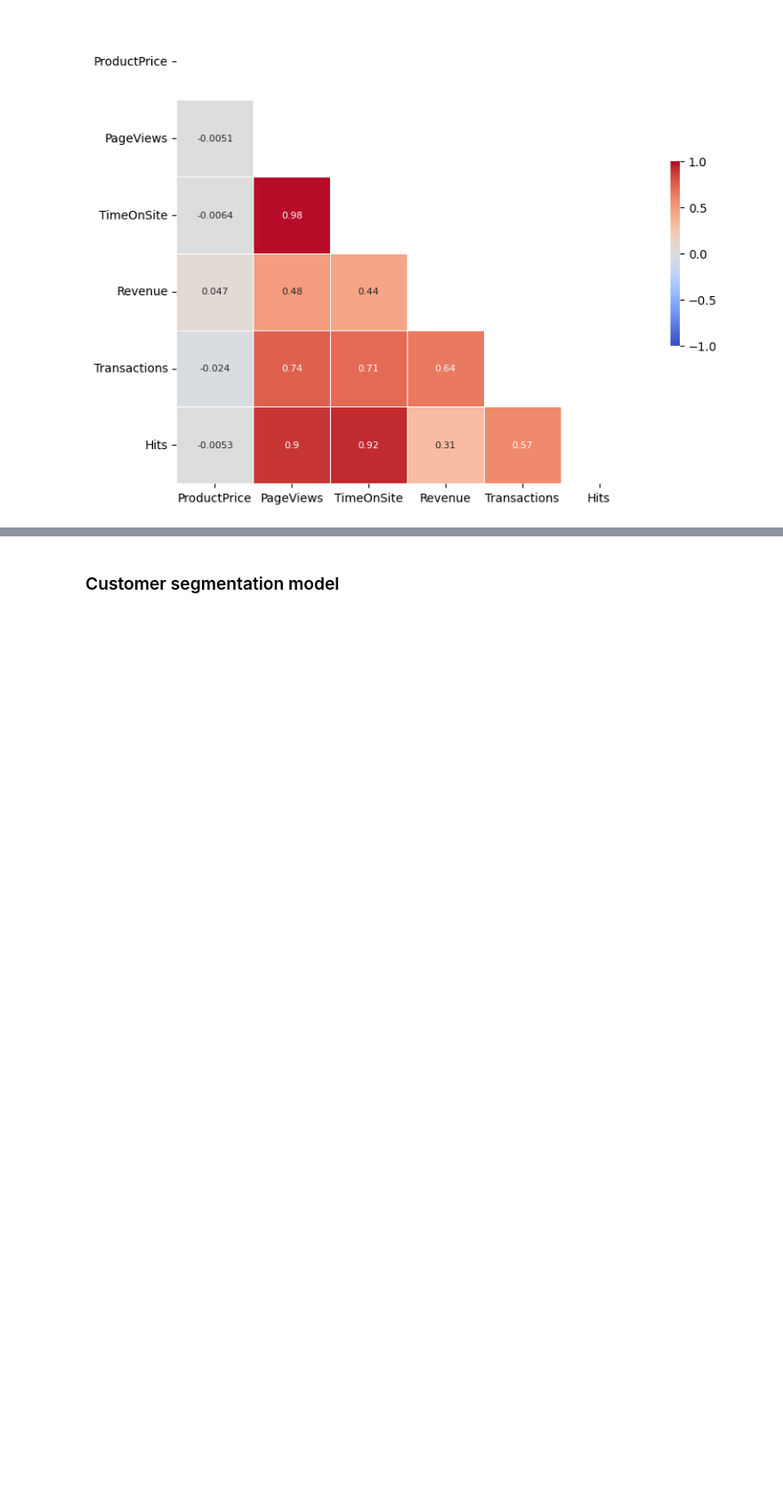
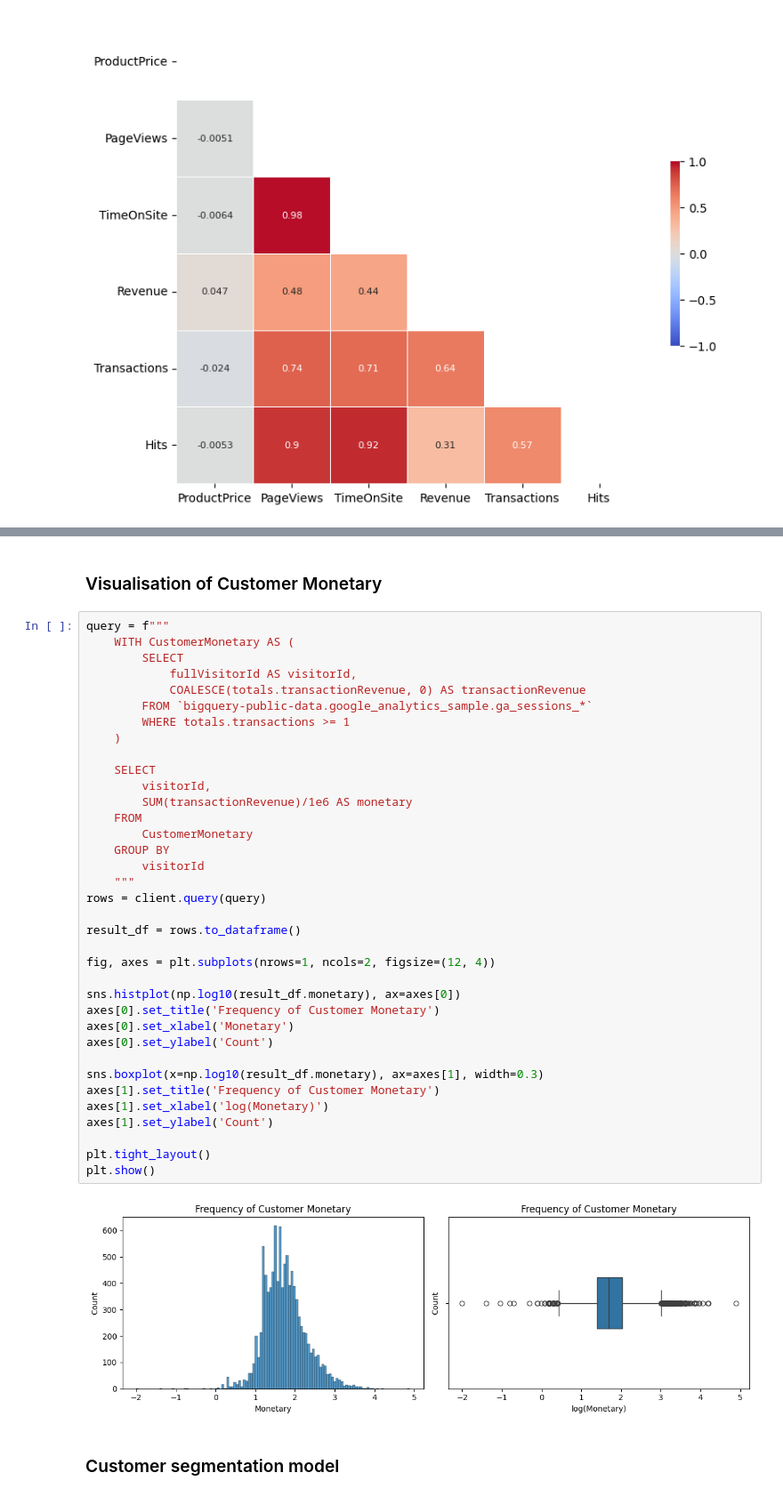
Before and after one commit to woobrandon/DSA3101-Potato-Wedges, a Jupyter notebook: SubgroupA/GoogleAnalyticsAnalysis.ipynb, the cells around one changed output, grey strips where cells are left out. Shown: that part at 89% size. Drawn from its saved outputs; the diff is of its cells as text; blank space fills up the shorter version.

```diff
--- a/SubgroupA/GoogleAnalyticsAnalysis.ipynb
+++ b/SubgroupA/GoogleAnalyticsAnalysis.ipynb
@@ -339,3 +320,43 @@ sns.set_style({'xtick.bottom': True}, {'ytick.left': True})
+# %% [markdown]
+### Visualisation of Customer Monetary
+# %%
+query = f"""
+    WITH CustomerMonetary AS (
+        SELECT
+            fullVisitorId AS visitorId,
+            COALESCE(totals.transactionRevenue, 0) AS transactionRevenue
+        FROM `bigquery-public-data.google_analytics_sample.ga_sessions_*`
+        WHERE totals.transactions >= 1
+    )
+
+    SELECT
+        visitorId,
+        SUM(transactionRevenue)/1e6 AS monetary
+    FROM
+        CustomerMonetary
+    GROUP BY
+        visitorId
+    """
+rows = client.query(query)
+
+result_df = rows.to_dataframe()
+
+fig, axes = plt.subplots(nrows=1, ncols=2, figsize=(12, 4))
+
+sns.histplot(np.log10(result_df.monetary), ax=axes[0])
+axes[0].set_title('Frequency of Customer Monetary')
+axes[0].set_xlabel('Monetary')
+axes[0].set_ylabel('Count')
+
+sns.boxplot(x=np.log10(result_df.monetary), ax=axes[1], width=0.3)
+axes[1].set_title('Frequency of Customer Monetary')
+axes[1].set_xlabel('log(Monetary)')
+axes[1].set_ylabel('Count')
+
+plt.tight_layout()
+plt.show()
+# %% [output]
+[figure, added]
 # %% [markdown]
 ### Customer segmentation model
 # %% [markdown]
```
Also changed, not shown: parts of 11 cells of this notebook.
